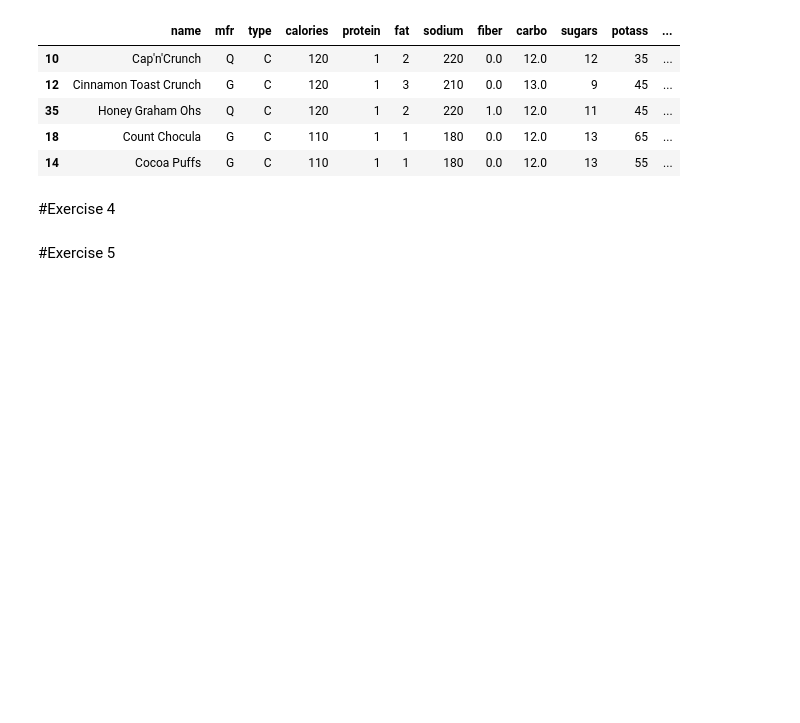
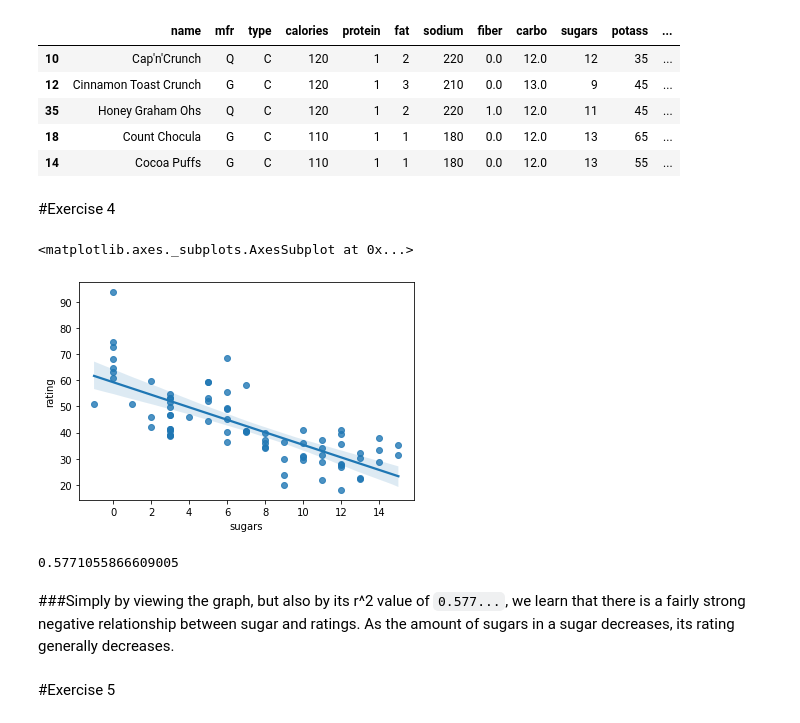
Before and after one commit to brighamband/cs180, a Jupyter notebook: Data Science Labs/Lab 5/lab5.ipynb, the cells around one changed output. Cells and saved outputs as stored; diff of their text form; code cells hidden in the pictures; blank space fills up the shorter version.

```diff
--- a/Data Science Labs/Lab 5/lab5.ipynb
+++ b/Data Science Labs/Lab 5/lab5.ipynb
@@ -76,6 +76,21 @@ lowest_5_rating
 | 14 | Cocoa Puffs | G | C | 110 | 1 | 1 | 180 | 0.0 | 12.0 | 13 | 55 | ... |
 # %% [markdown]
 #Exercise 4
+# %%
+import seaborn as sns
+sns.regplot(x="sugars", y="rating", data=df)
+# %% [output]
+<matplotlib.axes._subplots.AxesSubplot at 0x...>
+[figure, added]
+# %%
+corr_matrix = np.corrcoef(df['sugars'], df['rating'])
+corr = corr_matrix[0,1]
+r_squared = corr**2
+r_squared
+# %% [output]
+0.5771055866609005
+# %% [markdown]
+###Simply by viewing the graph, but also by its r^2 value of `0.577...`, we learn that there is a fairly strong negative relationship between sugar and ratings.  As the amount of sugars in a sugar decreases, its rating generally decreases.
 # %% [markdown]
 #Exercise 5
 # %% [markdown]
```
Also changed, not shown: parts of 7 cells of this notebook.
